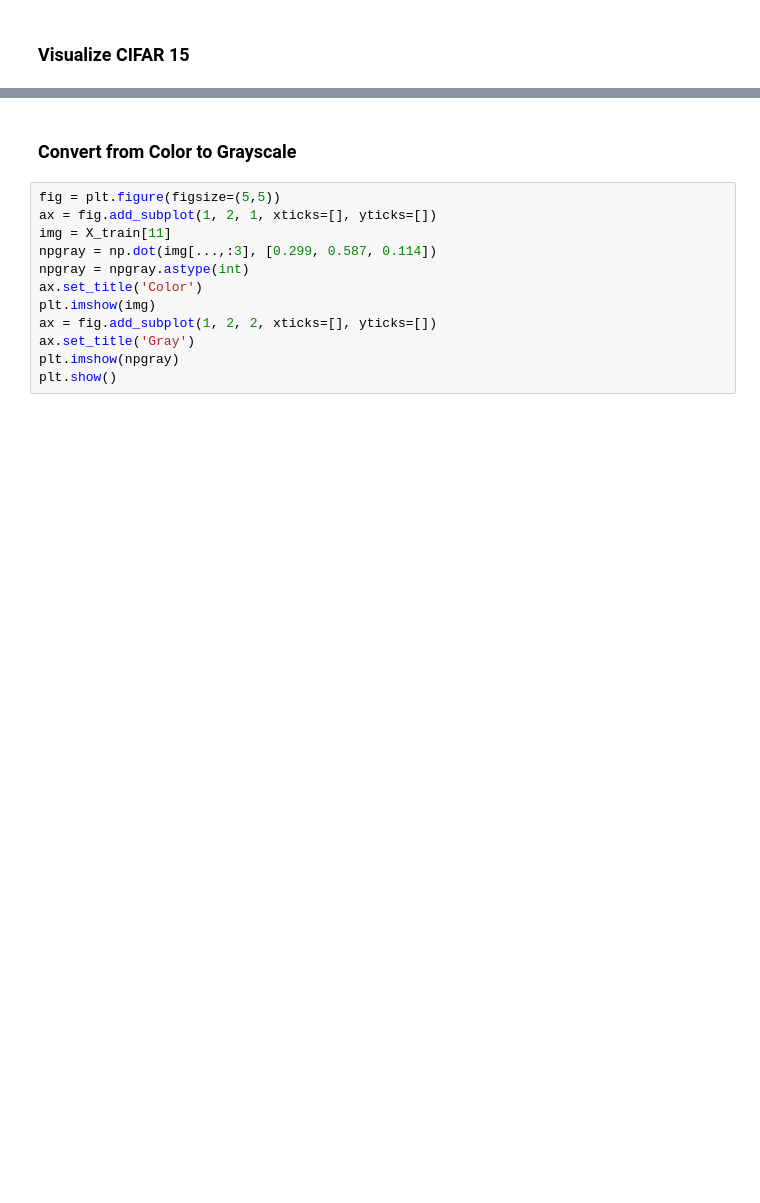
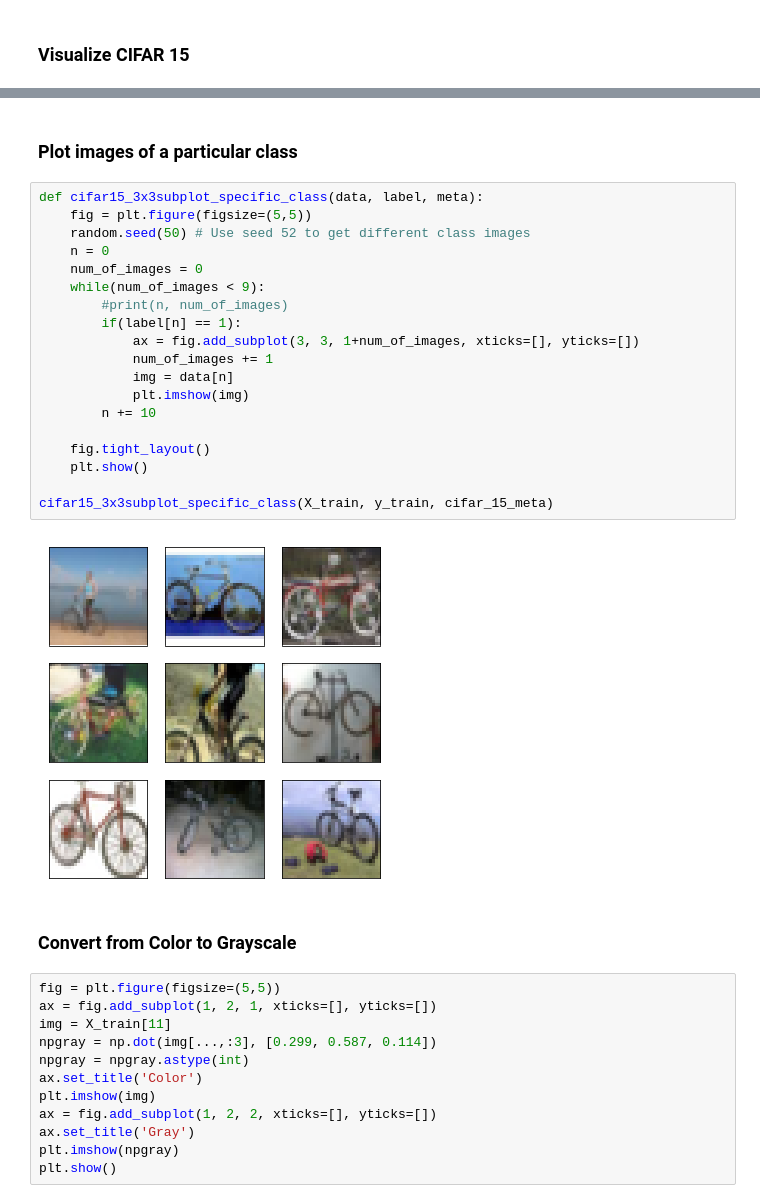
Before and after one commit to udacity-om/ud_machine_learning, a Jupyter notebook: projects/capstone/cifar15_data_exploration.ipynb, the cells around one changed output, grey strips where cells are left out. Saved outputs shown, nothing was run; the diff lists cells and outputs as text; blank space fills up the shorter version.

```diff
--- a/projects/capstone/cifar15_data_exploration.ipynb
+++ b/projects/capstone/cifar15_data_exploration.ipynb
@@ -107,3 +107,26 @@ cifar15_3x3subplot(X_train, y_train, cifar_15_meta)
+# %% [markdown]
+### Plot images of a particular class
+# %%
+def cifar15_3x3subplot_specific_class(data, label, meta):
+    fig = plt.figure(figsize=(5,5))
+    random.seed(50) # Use seed 52 to get different class images
+    n = 0
+    num_of_images = 0
+    while(num_of_images < 9):
+        #print(n, num_of_images)
+        if(label[n] == 1):
+            ax = fig.add_subplot(3, 3, 1+num_of_images, xticks=[], yticks=[])
+            num_of_images += 1
+            img = data[n]
+            plt.imshow(img)
+        n += 10
+
+    fig.tight_layout()
+    plt.show()
+
+cifar15_3x3subplot_specific_class(X_train, y_train, cifar_15_meta)
+# %% [output]
+[figure, added]
 # %% [markdown]
 ### Convert from Color to Grayscale
 # %%
```
Also changed, not shown: parts of 4 cells of this notebook, 5 other files.
